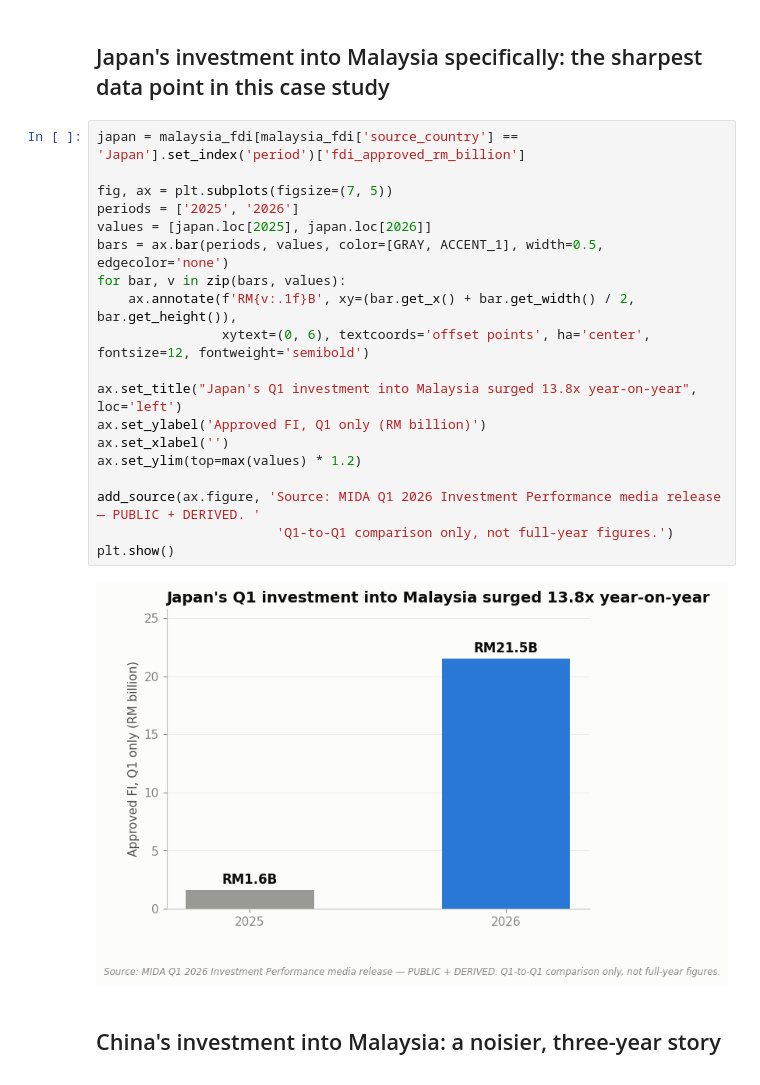
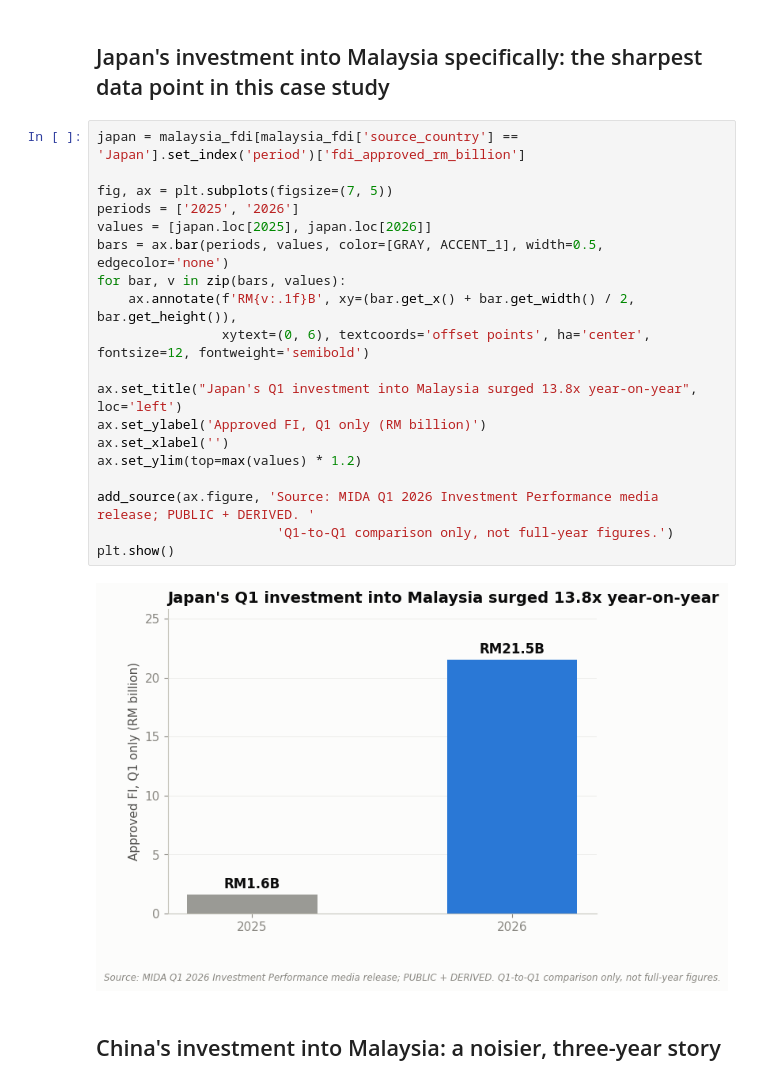
Before and after one commit to ooi-darren/is-capital-leaving-china, a Jupyter notebook: notebooks/03-malaysia-local-capture.ipynb, the cells around one changed output. Drawn from its saved outputs; the diff is of its cells as text.

```diff
--- a/notebooks/03-malaysia-local-capture.ipynb
+++ b/notebooks/03-malaysia-local-capture.ipynb
@@ -74,24 +74,24 @@ def end_label(ax, x, y, text, color, weight='semibold', va='center', offset=8):
 # %%
 japan = malaysia_fdi[malaysia_fdi['source_country'] == 'Japan'].set_index('period')['fdi_approved_rm_billion']
 
 fig, ax = plt.subplots(figsize=(7, 5))
 periods = ['2025', '2026']
 values = [japan.loc[2025], japan.loc[2026]]
 bars = ax.bar(periods, values, color=[GRAY, ACCENT_1], width=0.5, edgecolor='none')
 for bar, v in zip(bars, values):
     ax.annotate(f'RM{v:.1f}B', xy=(bar.get_x() + bar.get_width() / 2, bar.get_height()),
                 xytext=(0, 6), textcoords='offset points', ha='center', fontsize=12, fontweight='semibold')
 
 ax.set_title("Japan's Q1 investment into Malaysia surged 13.8x year-on-year", loc='left')
 ax.set_ylabel('Approved FI, Q1 only (RM billion)')
 ax.set_xlabel('')
 ax.set_ylim(top=max(values) * 1.2)
 
-add_source(ax.figure, 'Source: MIDA Q1 2026 Investment Performance media release — PUBLIC + DERIVED. '
+add_source(ax.figure, 'Source: MIDA Q1 2026 Investment Performance media release; PUBLIC + DERIVED. '
                        'Q1-to-Q1 comparison only, not full-year figures.')
 plt.show()
 # %% [output]
-[figure, old version]
+[figure, new version]
 # %% [markdown]
 ## China's investment into Malaysia: a noisier, three-year story
 # %%
```
Also changed, not shown: parts of 6 cells of this notebook, 5 other files.
